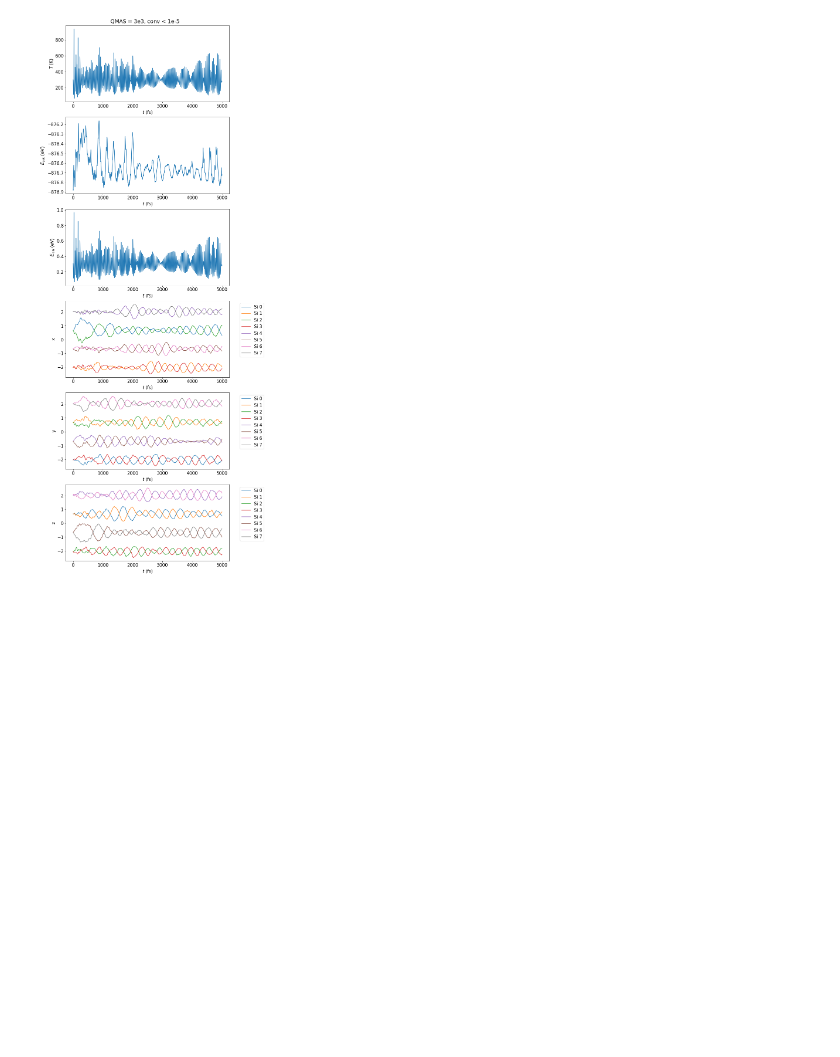
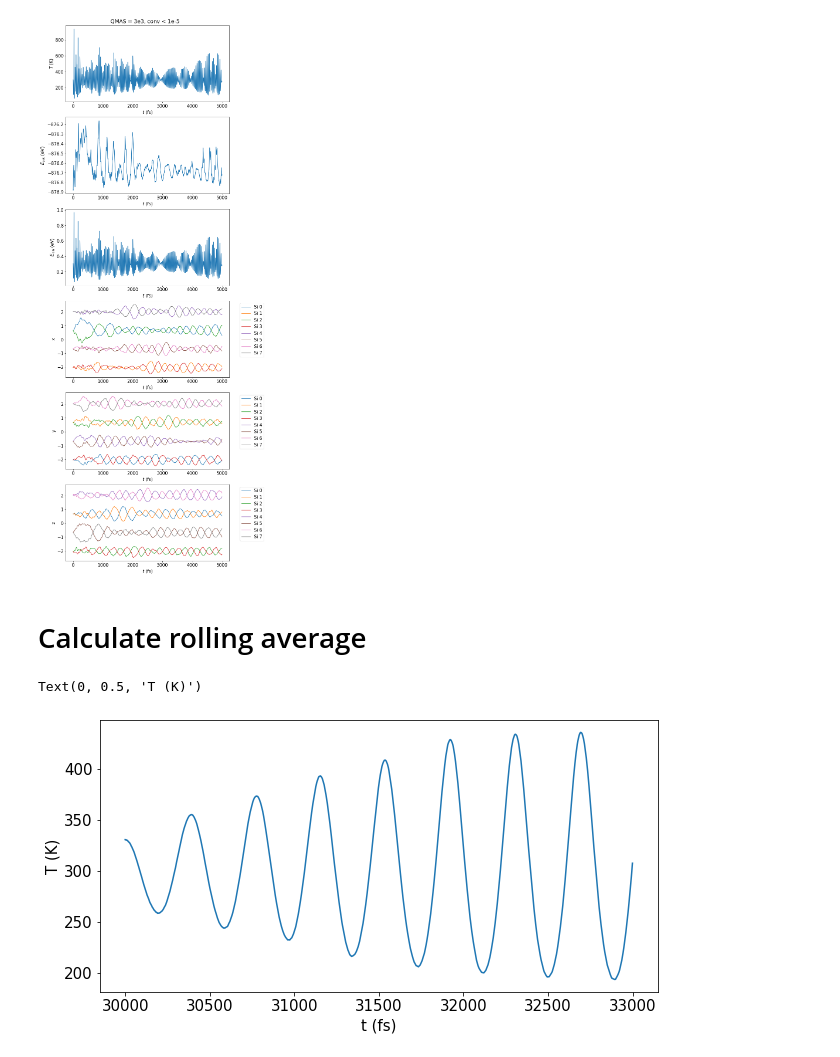
Before and after one commit to ferchault/APDFT, a Jupyter notebook: prototyping/apdft-ofdft-cpmd/Si8_NVT_QMAS3e3.ipynb, the cells around one changed output. Drawn from its saved outputs; the diff is of its cells as text; code cells hidden in the pictures; blank space fills up the shorter version.

```diff
--- a/prototyping/apdft-ofdft-cpmd/Si8_NVT_QMAS3e3.ipynb
+++ b/prototyping/apdft-ofdft-cpmd/Si8_NVT_QMAS3e3.ipynb
@@ -125,3 +126,16 @@ f.suptitle('QMAS = 3e3, conv < 1e-5')
 f.savefig(p, bbox_inches='tight')
 # %% [output]
 [figure]
+# %% [markdown]
+# Calculate rolling average
+# %%
+fig,ax = plt.subplots(1,1)
+ax.plot(np.arange(30000, 33000, 1) , data['temperature'][30000:33000])
+ax.set_xlabel('t (fs)')
+ax.set_ylabel('T (K)')
+
+p = '/home/misa/projects/APDFT-CPMD/data/BOMD/Si8_hc_NVT/figures/time_excerpt.png'
+fig.savefig(p, bbox_inches='tight')
+# %% [output]
+Text(0, 0.5, 'T (K)')
+[figure, added]
```
Also changed, not shown: parts of 2 cells of this notebook.
